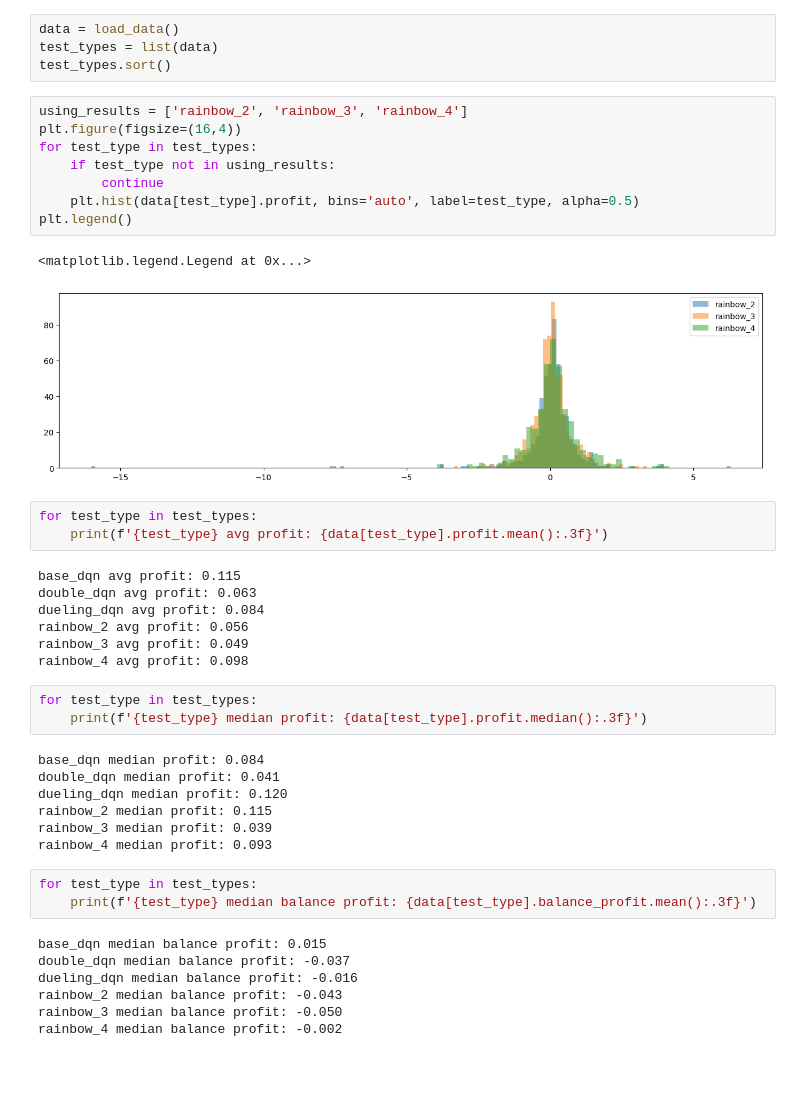
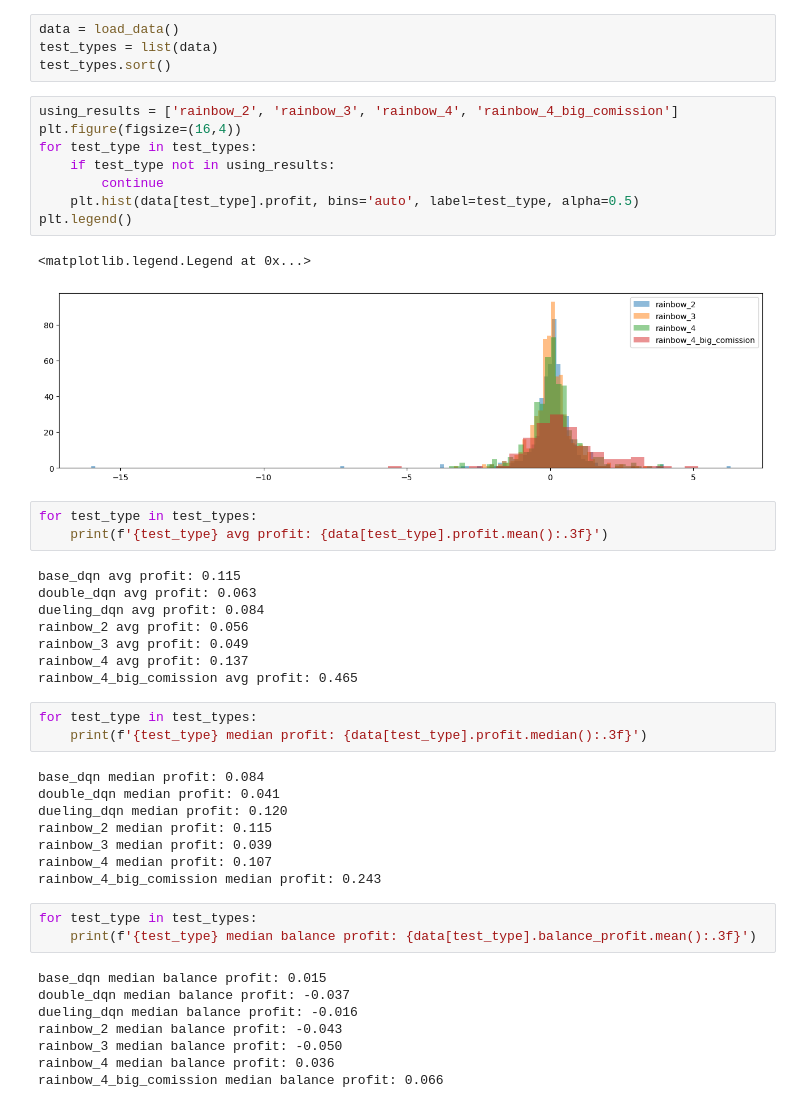
Before and after one commit to NLZer0/DQN_trading_bot, a Jupyter notebook: result_analyze.ipynb, the cells around one changed output. Drawn from its saved outputs; the diff is of its cells as text; blank space fills up the shorter version.

Commit message:
train model with big comission

```diff
--- a/result_analyze.ipynb
+++ b/result_analyze.ipynb
@@ -29,16 +29,16 @@ data = load_data()
 test_types = list(data)
 test_types.sort()
 # %%
-using_results = ['rainbow_2', 'rainbow_3', 'rainbow_4']
+using_results = ['rainbow_2', 'rainbow_3', 'rainbow_4', 'rainbow_4_big_comission']
 plt.figure(figsize=(16,4))
 for test_type in test_types:
     if test_type not in using_results:
         continue
     plt.hist(data[test_type].profit, bins='auto', label=test_type, alpha=0.5)
 plt.legend()
 # %% [output]
 <matplotlib.legend.Legend at 0x...>
-[figure, old version]
+[figure, new version]
 # %%
 for test_type in test_types:
     print(f'{test_type} avg profit: {data[test_type].profit.mean():.3f}')
@@ -48,7 +48,8 @@ double_dqn avg profit: 0.063
 dueling_dqn avg profit: 0.084
 rainbow_2 avg profit: 0.056
 rainbow_3 avg profit: 0.049
-rainbow_4 avg profit: 0.098
+rainbow_4 avg profit: 0.137
+rainbow_4_big_comission avg profit: 0.465
 # %%
 for test_type in test_types:
     print(f'{test_type} median profit: {data[test_type].profit.median():.3f}')
@@ -58,7 +59,8 @@ double_dqn median profit: 0.041
 dueling_dqn median profit: 0.120
 rainbow_2 median profit: 0.115
 rainbow_3 median profit: 0.039
-rainbow_4 median profit: 0.093
+rainbow_4 median profit: 0.107
+rainbow_4_big_comission median profit: 0.243
 # %%
 for test_type in test_types:
     print(f'{test_type} median balance profit: {data[test_type].balance_profit.mean():.3f}')
@@ -68,7 +70,8 @@ double_dqn median balance profit: -0.037
 dueling_dqn median balance profit: -0.016
 rainbow_2 median balance profit: -0.043
 rainbow_3 median balance profit: -0.050
-rainbow_4 median balance profit: -0.002
+rainbow_4 median balance profit: 0.036
+rainbow_4_big_comission median balance profit: 0.066
 # %%
 clip_value = 0.5
 for test_type in test_types:
```
Also changed, not shown: parts of 8 cells of this notebook, 6 other files.
